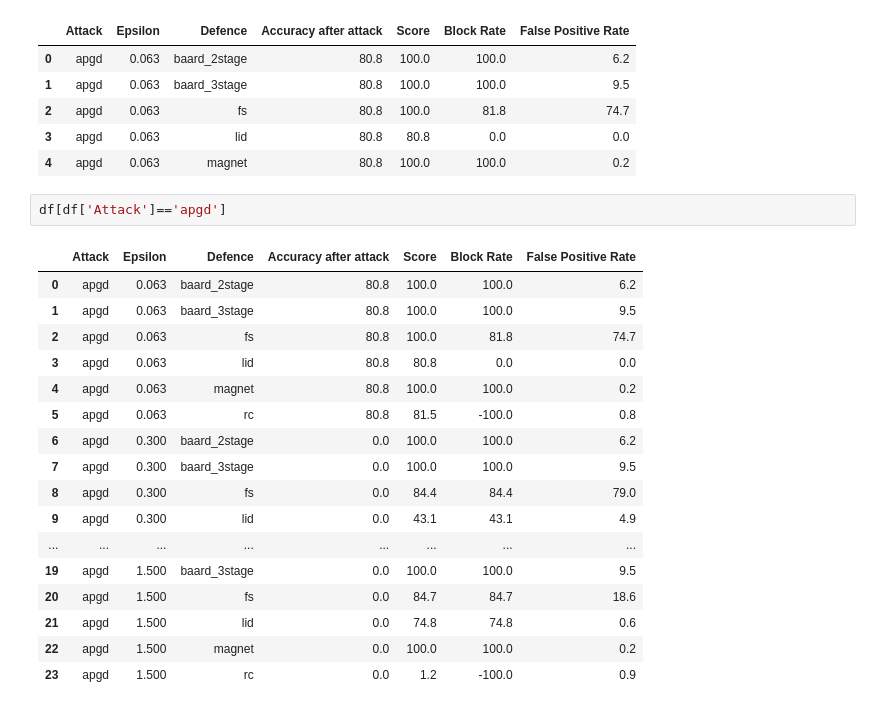
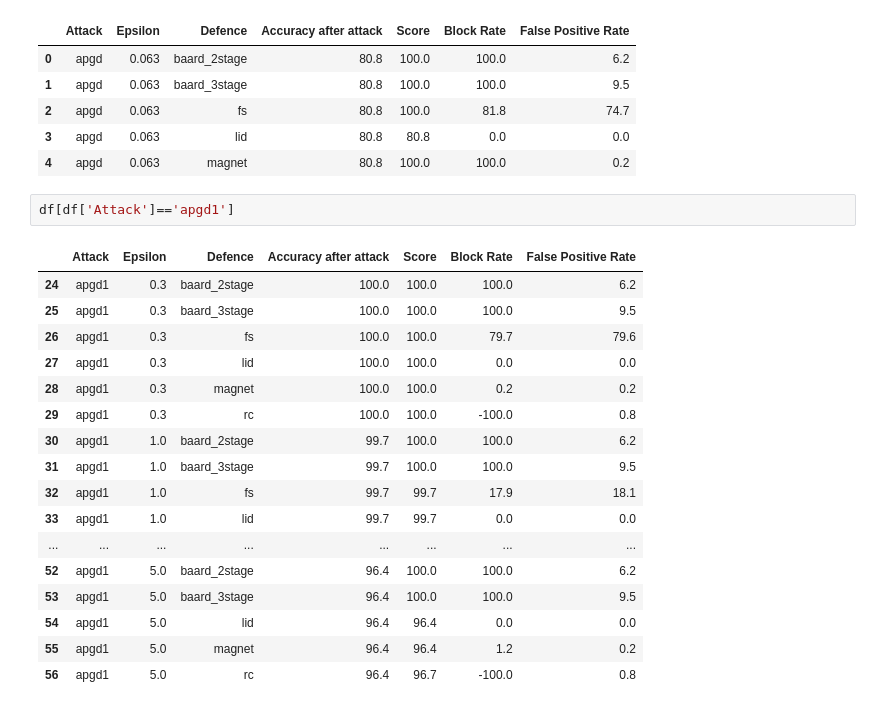
Before and after one commit to changx03/baard_exp2, a Jupyter notebook: parse_mnist.ipynb, the cells around one changed output. Saved outputs shown, nothing was run; the diff lists cells and outputs as text.

```diff
--- a/parse_mnist.ipynb
+++ b/parse_mnist.ipynb
@@ -26,22 +29,22 @@ df.head()
 | 3 | apgd | 0.063 | lid | 80.8 | 80.8 | 0.0 | 0.0 |
 | 4 | apgd | 0.063 | magnet | 80.8 | 100.0 | 100.0 | 0.2 |
 # %%
-df[df['Attack']=='apgd']
+df[df['Attack']=='apgd1']
 # %% [output]
 |  | Attack | Epsilon | Defence | Accuracy after attack | Score | Block Rate | False Positive Rate |
-| 0 | apgd | 0.063 | baard_2stage | 80.8 | 100.0 | 100.0 | 6.2 |
-| 1 | apgd | 0.063 | baard_3stage | 80.8 | 100.0 | 100.0 | 9.5 |
-| 2 | apgd | 0.063 | fs | 80.8 | 100.0 | 81.8 | 74.7 |
-| 3 | apgd | 0.063 | lid | 80.8 | 80.8 | 0.0 | 0.0 |
-| 4 | apgd | 0.063 | magnet | 80.8 | 100.0 | 100.0 | 0.2 |
-| 5 | apgd | 0.063 | rc | 80.8 | 81.5 | -100.0 | 0.8 |
-| 6 | apgd | 0.300 | baard_2stage | 0.0 | 100.0 | 100.0 | 6.2 |
-| 7 | apgd | 0.300 | baard_3stage | 0.0 | 100.0 | 100.0 | 9.5 |
-| 8 | apgd | 0.300 | fs | 0.0 | 84.4 | 84.4 | 79.0 |
-| 9 | apgd | 0.300 | lid | 0.0 | 43.1 | 43.1 | 4.9 |
+| 24 | apgd1 | 0.3 | baard_2stage | 100.0 | 100.0 | 100.0 | 6.2 |
+| 25 | apgd1 | 0.3 | baard_3stage | 100.0 | 100.0 | 100.0 | 9.5 |
+| 26 | apgd1 | 0.3 | fs | 100.0 | 100.0 | 79.7 | 79.6 |
+| 27 | apgd1 | 0.3 | lid | 100.0 | 100.0 | 0.0 | 0.0 |
+| 28 | apgd1 | 0.3 | magnet | 100.0 | 100.0 | 0.2 | 0.2 |
+| 29 | apgd1 | 0.3 | rc | 100.0 | 100.0 | -100.0 | 0.8 |
+| 30 | apgd1 | 1.0 | baard_2stage | 99.7 | 100.0 | 100.0 | 6.2 |
+| 31 | apgd1 | 1.0 | baard_3stage | 99.7 | 100.0 | 100.0 | 9.5 |
+| 32 | apgd1 | 1.0 | fs | 99.7 | 99.7 | 17.9 | 18.1 |
+| 33 | apgd1 | 1.0 | lid | 99.7 | 99.7 | 0.0 | 0.0 |
 | ... | ... | ... | ... | ... | ... | ... | ... |
-| 19 | apgd | 1.500 | baard_3stage | 0.0 | 100.0 | 100.0 | 9.5 |
-| 20 | apgd | 1.500 | fs | 0.0 | 84.7 | 84.7 | 18.6 |
-| 21 | apgd | 1.500 | lid | 0.0 | 74.8 | 74.8 | 0.6 |
-| 22 | apgd | 1.500 | magnet | 0.0 | 100.0 | 100.0 | 0.2 |
-| 23 | apgd | 1.500 | rc | 0.0 | 1.2 | -100.0 | 0.9 |
+| 52 | apgd1 | 5.0 | baard_2stage | 96.4 | 100.0 | 100.0 | 6.2 |
+| 53 | apgd1 | 5.0 | baard_3stage | 96.4 | 100.0 | 100.0 | 9.5 |
+| 54 | apgd1 | 5.0 | lid | 96.4 | 96.4 | 0.0 | 0.0 |
+| 55 | apgd1 | 5.0 | magnet | 96.4 | 96.4 | 1.2 | 0.2 |
+| 56 | apgd1 | 5.0 | rc | 96.4 | 96.7 | -100.0 | 0.8 |
```
Also changed, not shown: parts of 5 cells of this notebook, 1 other file.
